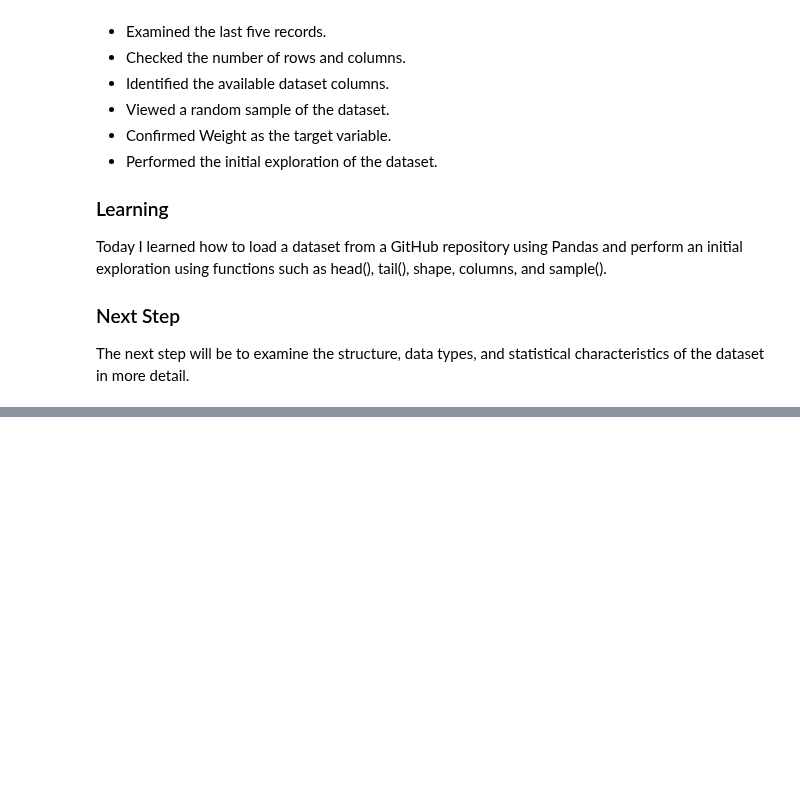
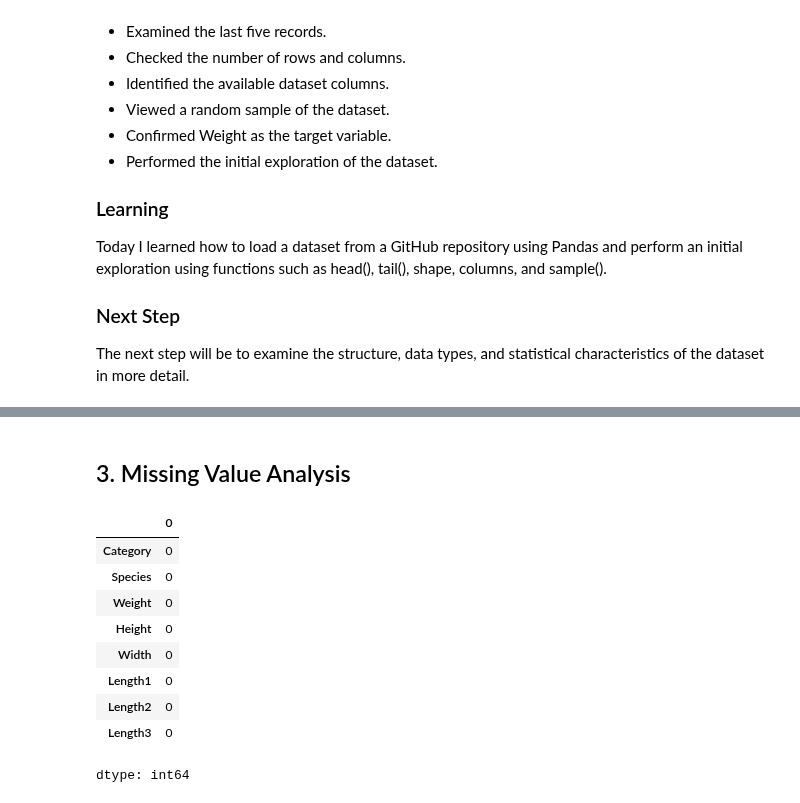
Before and after one commit to abhipsa29-cloud/Fish-Weight-Prediction, a Jupyter notebook: Fish_Weight_Prediction.ipynb, the cells around one changed output, grey strips where cells are left out. Cells and saved outputs as stored; diff of their text form; code cells hidden in the pictures; blank space fills up the shorter version.

```diff
--- a/Fish_Weight_Prediction.ipynb
+++ b/Fish_Weight_Prediction.ipynb
@@ -372,0 +424,15 @@ statistical characteristics of the dataset in more detail.
+# %% [markdown]
+## 3. Missing Value Analysis
+# %%
+df.isnull().sum()
+# %% [output]
+|  | 0 |
+| Category | 0 |
+| Species | 0 |
+| Weight | 0 |
+| Height | 0 |
+| Width | 0 |
+| Length1 | 0 |
+| Length2 | 0 |
+| Length3 | 0 |
+dtype: int64
```
Also changed, not shown: parts of 21 cells of this notebook.
